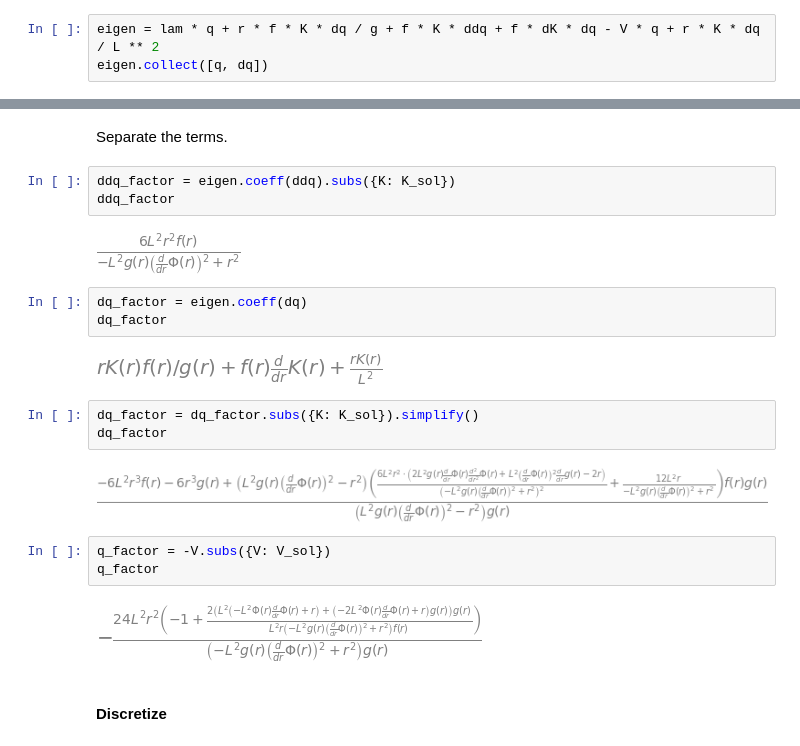
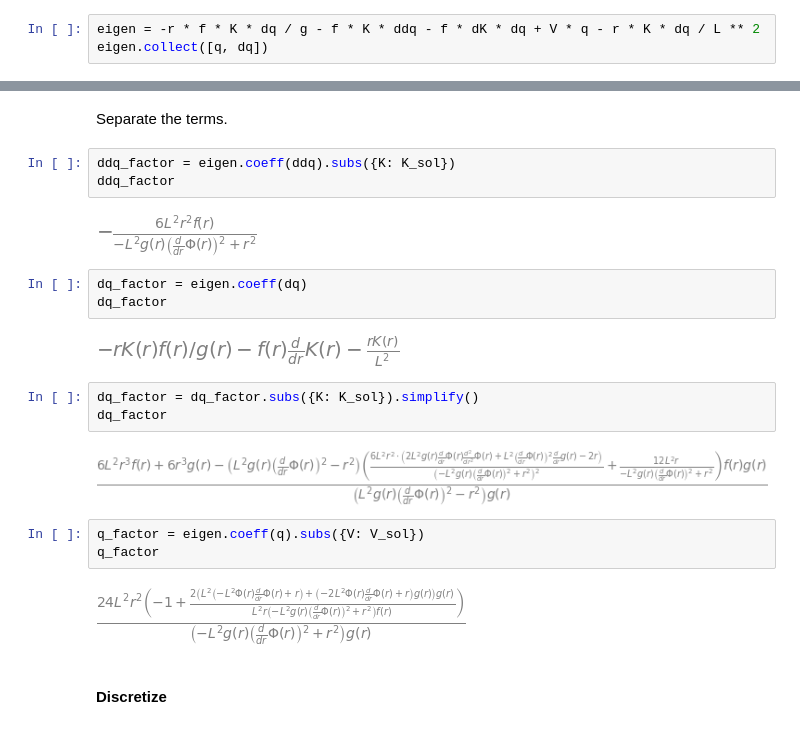
Before and after one commit to jchryssanthacopoulos/wormholes, a Jupyter notebook: negative_modes_analysis.ipynb, the cells around one changed output, grey strips where cells are left out. Drawn from its saved outputs; the diff is of its cells as text.

```diff
--- a/negative_modes_analysis.ipynb
+++ b/negative_modes_analysis.ipynb
@@ -115,4 +115,4 @@ Simplify, multiplying through by a minus sign.
 # %%
-eigen = lam * q + r * f * K * dq / g + f * K * ddq + f * dK * dq - V * q + r * K * dq / L ** 2
+eigen = -r * f * K * dq / g - f * K * ddq - f * dK * dq + V * q - r * K * dq / L ** 2
 eigen.collect([q, dq])
 # %% [output]
@@ -123,22 +123,22 @@ Separate the terms.
 ddq_factor = eigen.coeff(ddq).subs({K: K_sol})
 ddq_factor
 # %% [output]
-[figure, old version]
+[figure, new version]
 # %%
 dq_factor = eigen.coeff(dq)
 dq_factor
 # %% [output]
-[figure, old version]
+[figure, new version]
 # %%
 dq_factor = dq_factor.subs({K: K_sol}).simplify()
 dq_factor
 # %% [output]
-[figure, old version]
+[figure, new version]
 # %%
-q_factor = -V.subs({V: V_sol})
+q_factor = eigen.coeff(q).subs({V: V_sol})
 q_factor
 # %% [output]
-[figure, old version]
+[figure, new version]
 # %% [markdown]
 #### Discretize
 # %% [markdown]
```
Also changed, not shown: parts of 18 cells of this notebook.
